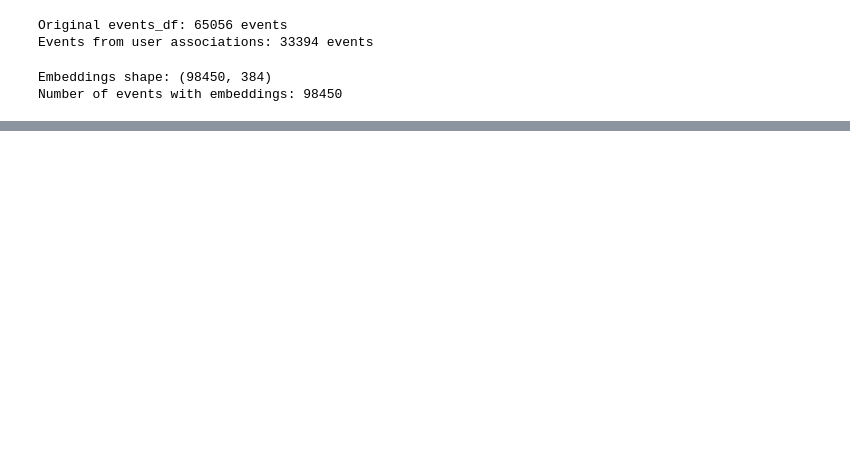
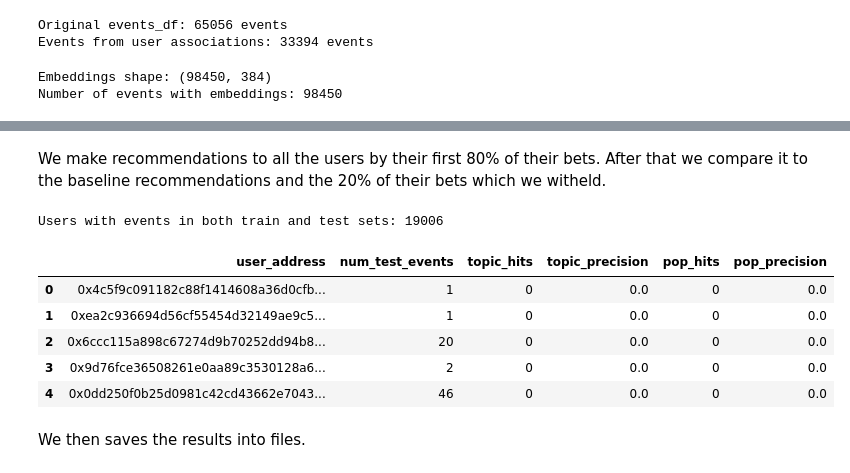
Before and after one commit to KostyalBalint/polymarket-computational-tools, a Jupyter notebook: topic_based_recommender/topic_based_recommender.ipynb, the cells around one changed output, grey strips where cells are left out. Drawn from its saved outputs; the diff is of its cells as text; code cells hidden in the pictures; blank space fills up the shorter version.

```diff
--- a/topic_based_recommender/topic_based_recommender.ipynb
+++ b/topic_based_recommender/topic_based_recommender.ipynb
@@ -274,7 +240,7 @@ for idx, user_row in tqdm(unique_users.iterrows(), total=len(unique_users), desc
     user_pseudonym = user_row['pseudonym']
 
     # Generate recommendations for this user
-    recommendations = recommend_events_for_user(user_address, top_n=10, similar_per_event=5)
+    recommendations = recommend_events_for_user_by_topic_based(id_to_index, normalized_embeddings,index,index_to_id, user_event_associations_df,events_df, user_address, top_n,  similar_per_event)
 
     # Store results for each recommended event
     for rank, rec in enumerate(recommendations, 1):
@@ -301,0 +384,10 @@ Total unique users: 24640
+# %%
+# Generate topic-based recommendations using ONLY training data
+print(f"Topic-based recommendations for user: {example_name} ({example_user})")
+
+# Use train_user_events instead of user_event_associations_df
+topic_recommendations = recommend_events_for_user_by_topic_based( id_to_index,  normalized_embeddings, index, index_to_id, train_user_events, events_df, example_user, top_n=20, similar_per_event=5)
+
+if topic_recommendations:
+    for rank, rec in enumerate(topic_recommendations, 1):
+        print(f"{rank:2}. [{rec['id']}] {rec['title']}")
@@ -301,0 +461,63 @@ Total unique users: 24640
+# %% [markdown]
+We make recommendations to all the users by their first 80% of their bets. After that we compare it to the baseline recommendations and the 20% of their bets which we witheld.
+# %%
+'''
+from tqdm.auto import tqdm
+
+# Get unique users who have events in both train and test sets
+train_users = set(train_user_events['address'].unique())
+test_users = set(test_user_events['address'].unique())
+users_to_evaluate = train_users & test_users
+
+print(f"Users with events in both train and test sets: {len(users_to_evaluate)}")
+print()
+
+# Store results for each user
+results = []
+
+# Evaluate for all users
+for user_address in tqdm(list(users_to_evaluate)):
+    # Get test events for this user
+    user_test_events = set(test_user_events[test_user_events['address'] == user_address]['event_id'].unique())
+
+    # Skip users with no test events
+    if len(user_test_events) == 0:
+        continue
+
+    # Generate topic-based recommendations
+    topic_recs = recommend_events_for_user_by_topic_based( id_to_index,  normalized_embeddings, index, index_to_id, train_user_events,events_df, user_address, top_n=10, similar_per_event=5)
+    topic_rec_ids = set([str(rec['id']) for rec in topic_recs])
+    topic_hits = len(topic_rec_ids & user_test_events)
+    topic_precision = topic_hits / len(topic_rec_ids) if len(topic_rec_ids) > 0 else 0
+
+
+    # Generate popularity-based recommendations
+    pop_recs = recommend_popular_events(user_address, train_user_events, event_popularity, top_n=10)
+    pop_rec_ids = set(pop_recs)
+    pop_hits = len(pop_rec_ids & user_test_events)
+    pop_precision = pop_hits / len(pop_rec_ids) if len(pop_rec_ids) > 0 else 0
+
+    # Store results
+    results.append({
+        'user_address': user_address,
+        'num_test_events': len(user_test_events),
+        'topic_hits': topic_hits,
+        'topic_precision': topic_precision,
+        'pop_hits': pop_hits,
+        'pop_precision': pop_precision
+    })
+
+# Convert to DataFrame
+results_df = pd.DataFrame(results)
+results_df.head()
+'''
+# %% [output]
+Users with events in both train and test sets: 19006
+|  | user_address | num_test_events | topic_hits | topic_precision | pop_hits | pop_precision |
+| 0 | 0x4c5f9c091182c88f1414608a36d0cfb... | 1 | 0 | 0.0 | 0 | 0.0 |
+| 1 | 0xea2c936694d56cf55454d32149ae9c5... | 1 | 0 | 0.0 | 0 | 0.0 |
+| 2 | 0x6ccc115a898c67274d9b70252dd94b8... | 20 | 0 | 0.0 | 0 | 0.0 |
+| 3 | 0x9d76fce36508261e0aa89c3530128a6... | 2 | 0 | 0.0 | 0 | 0.0 |
+| 4 | 0x0dd250f0b25d0981c42cd43662e7043... | 46 | 0 | 0.0 | 0 | 0.0 |
+# %% [markdown]
+We then saves the results into files.
```
Also changed, not shown: parts of 32 cells of this notebook, 5 other files.
